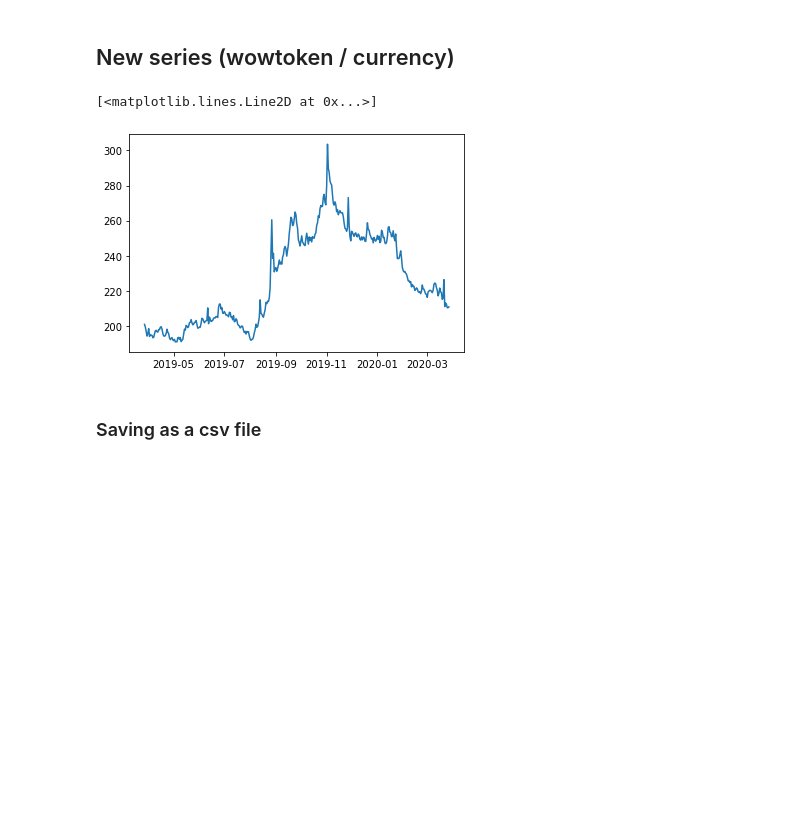
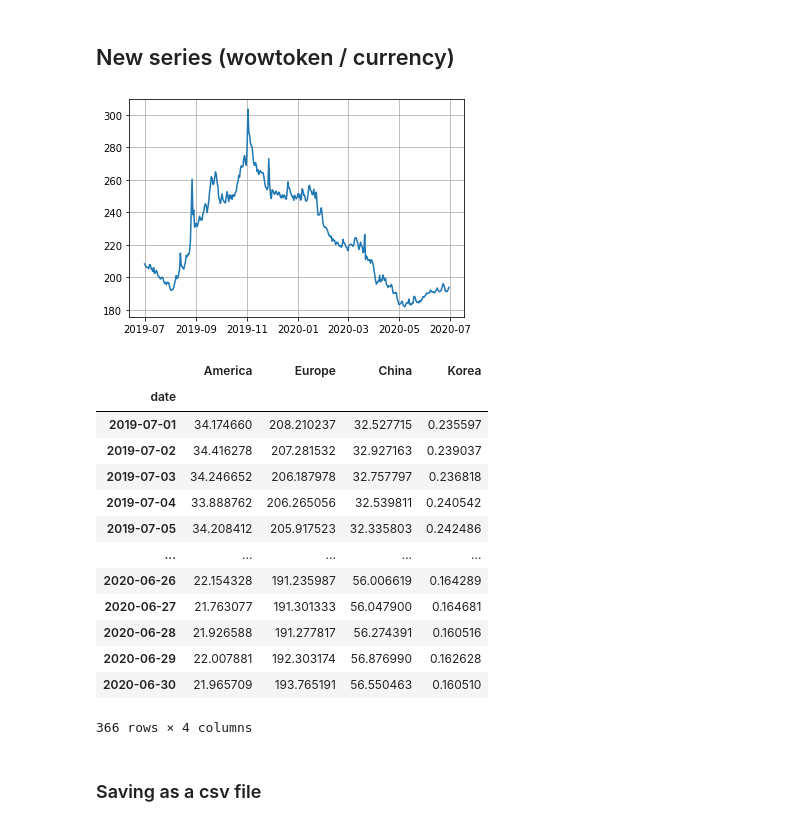
Before and after one commit to inatel-ic-cividati/Data, a Jupyter notebook: code/Cleaning.ipynb, the cells around one changed output. Saved outputs shown, nothing was run; the diff lists cells and outputs as text; code cells hidden in the pictures; blank space fills up the shorter version.

```diff
--- a/code/Cleaning.ipynb
+++ b/code/Cleaning.ipynb
@@ -211,8 +211,8 @@ df_d_currency
 # %% [markdown]
 ### Setup interval
 # %%
-start = '2019-03-27'
-end   = '2020-03-27'
+start = '2019-07-01'
+end   = '2020-06-30'
 
 df_f_currency = pd.DataFrame([
     df_d_currency['Brl'][start:end],
@@ -239,11 +239,27 @@ s4 = df_f_wowtoken['Kr']/df_f_currency['Krw']
 df_f_gold = pd.DataFrame([s1, s2, s3, s4]).T
 
 df_f_gold.rename(columns={0:'America', 1:'Europe', 2:'China', 3:'Korea'}, inplace=True)
-
-plt.plot(df_f_gold['Europe'])
-# %% [output]
-[<matplotlib.lines.Line2D at 0x...>]
-[figure, removed]
+# %%
+plt.plot(df_f_gold['Europe'])
+plt.grid(True)
+plt.show()
+df_f_gold
+# %% [output]
+[figure, added]
+|  | America | Europe | China | Korea |
+| date |  |  |  |  |
+| 2019-07-01 | 34.174660 | 208.210237 | 32.527715 | 0.235597 |
+| 2019-07-02 | 34.416278 | 207.281532 | 32.927163 | 0.239037 |
+| 2019-07-03 | 34.246652 | 206.187978 | 32.757797 | 0.236818 |
+| 2019-07-04 | 33.888762 | 206.265056 | 32.539811 | 0.240542 |
+| 2019-07-05 | 34.208412 | 205.917523 | 32.335803 | 0.242486 |
+| ... | ... | ... | ... | ... |
+| 2020-06-26 | 22.154328 | 191.235987 | 56.006619 | 0.164289 |
+| 2020-06-27 | 21.763077 | 191.301333 | 56.047900 | 0.164681 |
+| 2020-06-28 | 21.926588 | 191.277817 | 56.274391 | 0.160516 |
+| 2020-06-29 | 22.007881 | 192.303174 | 56.876990 | 0.162628 |
+| 2020-06-30 | 21.965709 | 193.765191 | 56.550463 | 0.160510 |
+366 rows × 4 columns
 # %% [markdown]
 ### Saving as a csv file
 # %%
```
Also changed, not shown: parts of 1 cell of this notebook, 3 other files.
